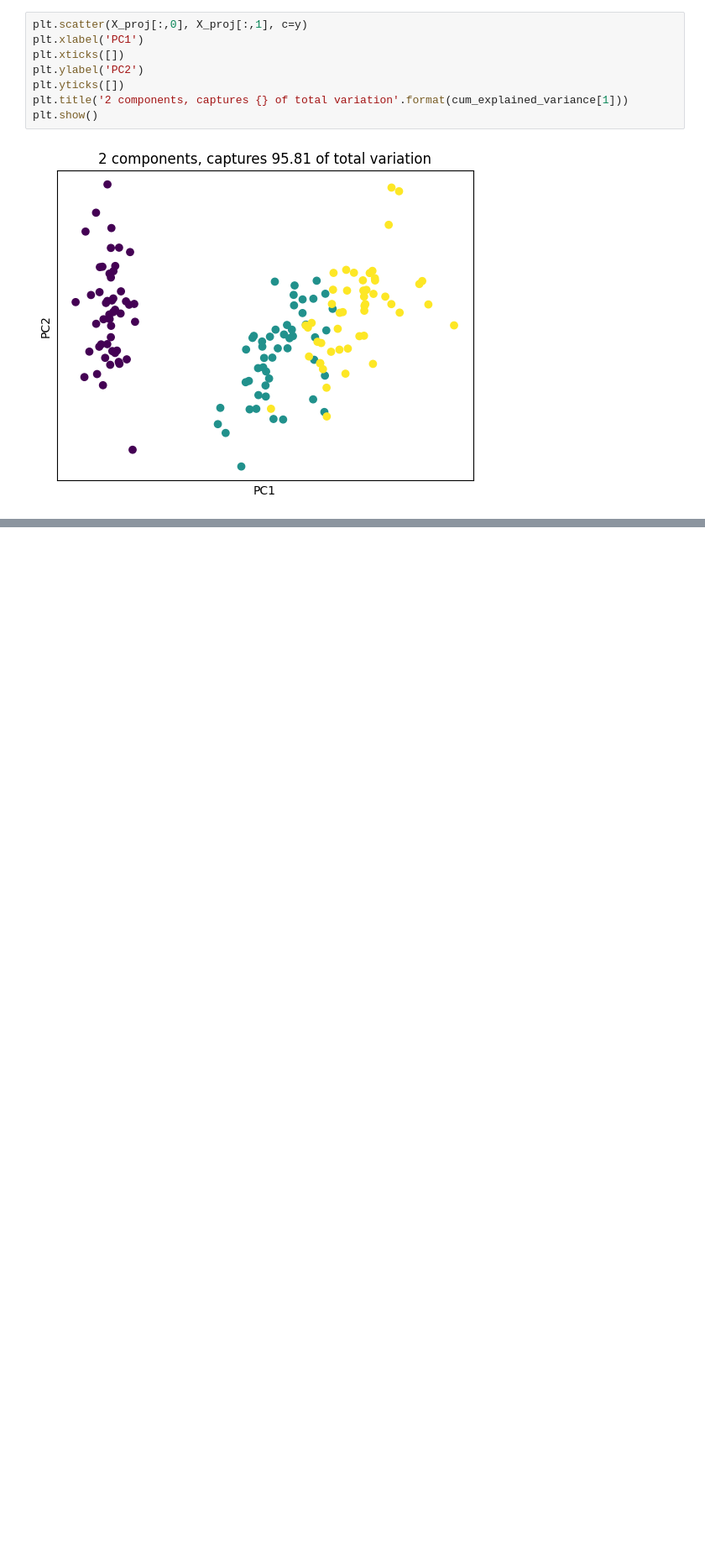
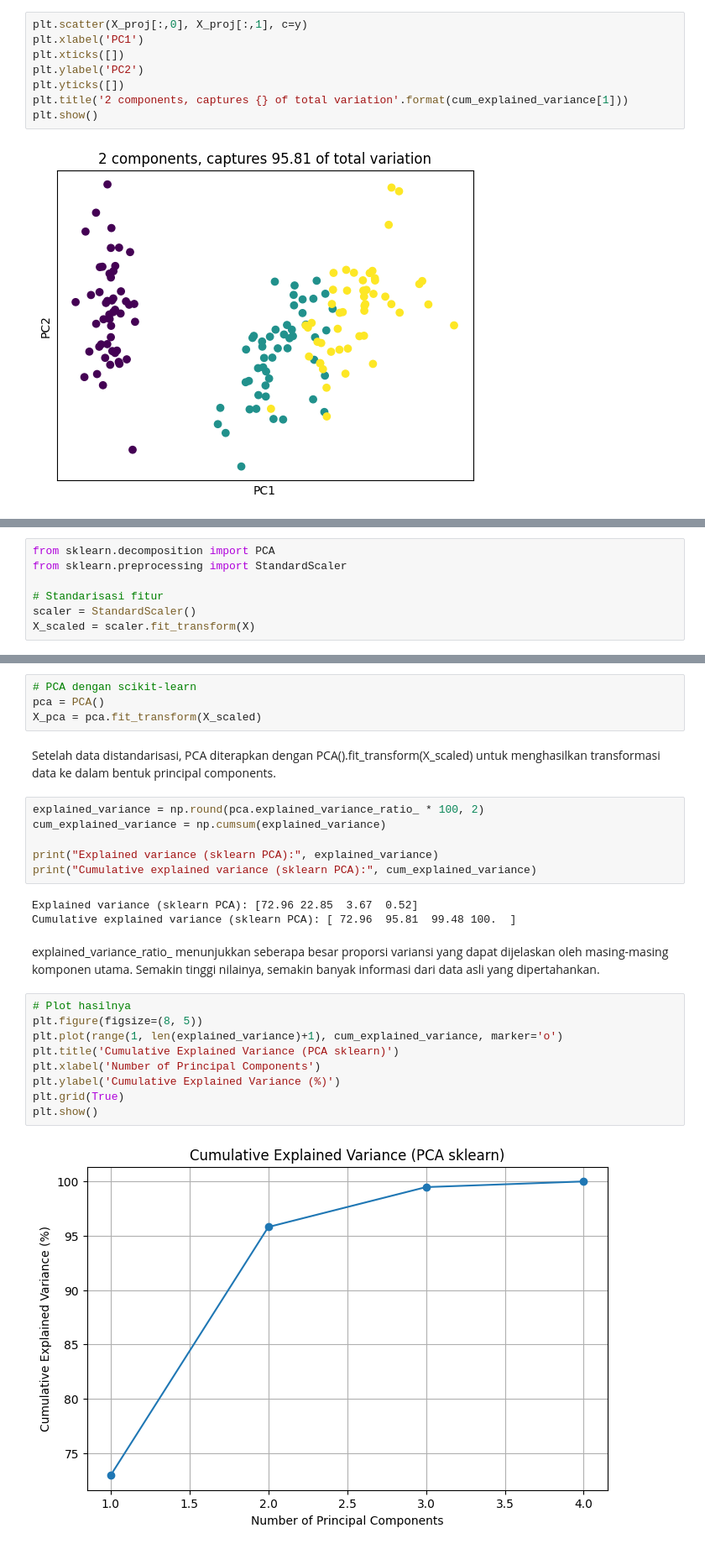
Before and after one commit to ReynardGhazyTsaqif/DIF62130_B_25_2311532014, a Jupyter notebook: Praktikum 5/Dimensi_Reduksi.ipynb, the cells around one changed output, grey strips where cells are left out. Shown: that part at 84% size. Cells and saved outputs as stored; diff of their text form; blank space fills up the shorter version.

```diff
--- a/Praktikum 5/Dimensi_Reduksi.ipynb
+++ b/Praktikum 5/Dimensi_Reduksi.ipynb
@@ -182,0 +210,7 @@ Tugas PCA dengan scikit learn
+# %%
+from sklearn.decomposition import PCA
+from sklearn.preprocessing import StandardScaler
+
+# Standarisasi fitur
+scaler = StandardScaler()
+X_scaled = scaler.fit_transform(X)
@@ -182,0 +219,28 @@ Tugas PCA dengan scikit learn
+# %%
+# PCA dengan scikit-learn
+pca = PCA()
+X_pca = pca.fit_transform(X_scaled)
+# %% [markdown]
+Setelah data distandarisasi, PCA diterapkan dengan PCA().fit_transform(X_scaled) untuk menghasilkan transformasi data ke dalam bentuk principal components.
+# %%
+explained_variance = np.round(pca.explained_variance_ratio_ * 100, 2)
+cum_explained_variance = np.cumsum(explained_variance)
+
+print("Explained variance (sklearn PCA):", explained_variance)
+print("Cumulative explained variance (sklearn PCA):", cum_explained_variance)
+# %% [output]
+Explained variance (sklearn PCA): [72.96 22.85  3.67  0.52]
+Cumulative explained variance (sklearn PCA): [ 72.96  95.81  99.48 100.  ]
+# %% [markdown]
+explained_variance_ratio_ menunjukkan seberapa besar proporsi variansi yang dapat dijelaskan oleh masing-masing komponen utama. Semakin tinggi nilainya, semakin banyak informasi dari data asli yang dipertahankan.
+# %%
+# Plot hasilnya
+plt.figure(figsize=(8, 5))
+plt.plot(range(1, len(explained_variance)+1), cum_explained_variance, marker='o')
+plt.title('Cumulative Explained Variance (PCA sklearn)')
+plt.xlabel('Number of Principal Components')
+plt.ylabel('Cumulative Explained Variance (%)')
+plt.grid(True)
+plt.show()
+# %% [output]
+[figure, added]
```
Also changed, not shown: parts of 17 cells of this notebook.
